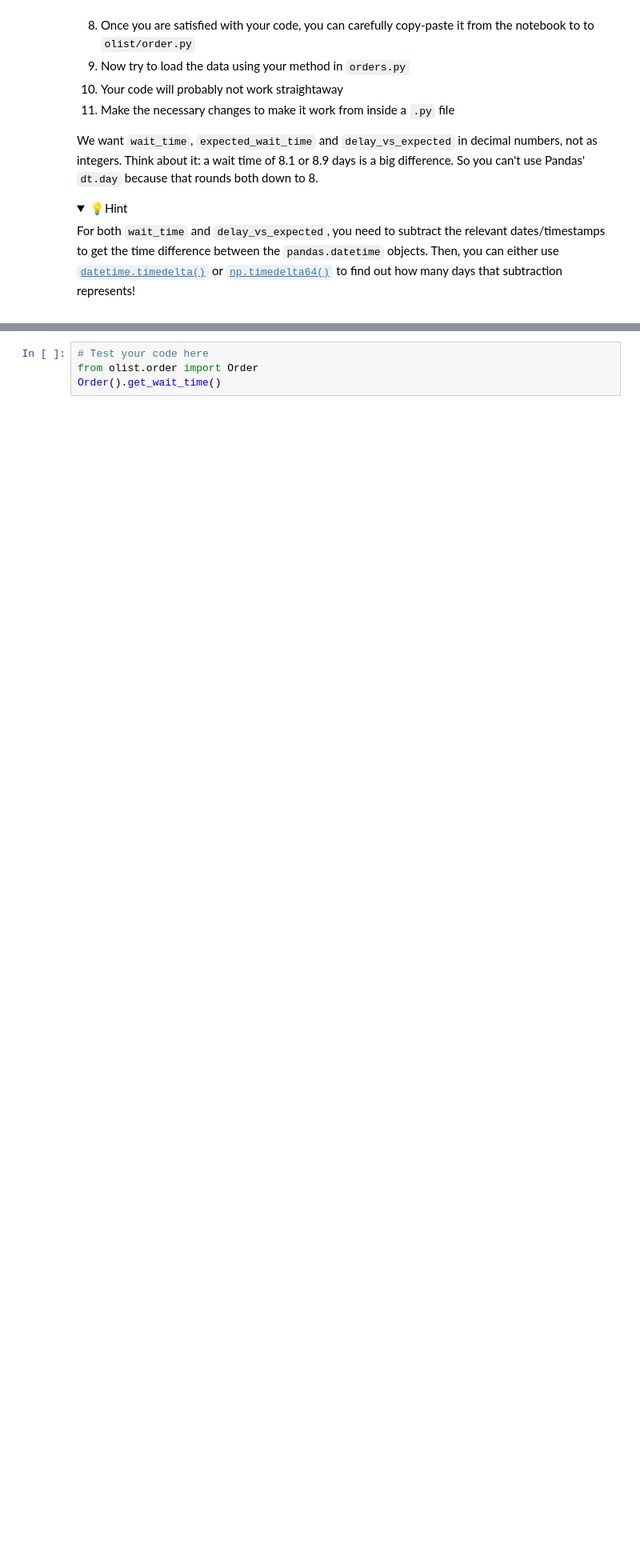
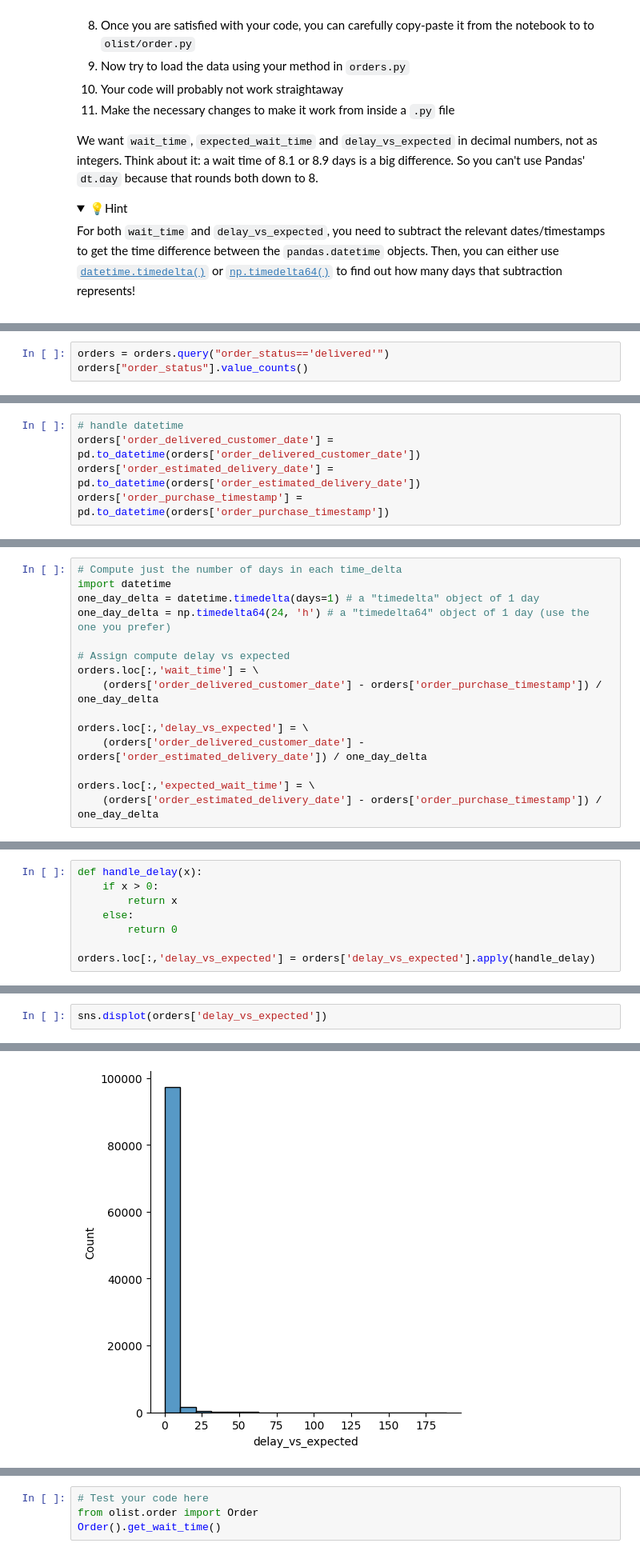
Before and after one commit to Data-Science-Bootcamp-lewagon/data-orders, a Jupyter notebook: orders.ipynb, the cells around one changed output, grey strips where cells are left out. Shown: that part at 80% size. Cells and saved outputs as stored; diff of their text form; folded sections open; blank space fills up the shorter version.

```diff
--- a/orders.ipynb
+++ b/orders.ipynb
@@ -116,0 +150,3 @@ For both `wait_time` and `delay_vs_expected`, you need to subtract the relevant
+# %%
+orders = orders.query("order_status=='delivered'")
+orders["order_status"].value_counts()
@@ -116,0 +156,5 @@ For both `wait_time` and `delay_vs_expected`, you need to subtract the relevant
+# %%
+# handle datetime
+orders['order_delivered_customer_date'] = pd.to_datetime(orders['order_delivered_customer_date'])
+orders['order_estimated_delivery_date'] = pd.to_datetime(orders['order_estimated_delivery_date'])
+orders['order_purchase_timestamp'] = pd.to_datetime(orders['order_purchase_timestamp'])
@@ -116,0 +176,15 @@ For both `wait_time` and `delay_vs_expected`, you need to subtract the relevant
+# %%
+# Compute just the number of days in each time_delta
+import datetime
+one_day_delta = datetime.timedelta(days=1) # a "timedelta" object of 1 day
+one_day_delta = np.timedelta64(24, 'h') # a "timedelta64" object of 1 day (use the one you prefer)
+
+# Assign compute delay vs expected
+orders.loc[:,'wait_time'] = \
+    (orders['order_delivered_customer_date'] - orders['order_purchase_timestamp']) / one_day_delta
+
+orders.loc[:,'delay_vs_expected'] = \
+    (orders['order_delivered_customer_date'] - orders['order_estimated_delivery_date']) / one_day_delta
+
+orders.loc[:,'expected_wait_time'] = \
+    (orders['order_estimated_delivery_date'] - orders['order_purchase_timestamp']) / one_day_delta
@@ -116,0 +206,8 @@ For both `wait_time` and `delay_vs_expected`, you need to subtract the relevant
+# %%
+def handle_delay(x):
+    if x > 0:
+        return x
+    else:
+        return 0
+
+orders.loc[:,'delay_vs_expected'] = orders['delay_vs_expected'].apply(handle_delay)
@@ -116,0 +230,3 @@ For both `wait_time` and `delay_vs_expected`, you need to subtract the relevant
+# %%
+sns.displot(orders['delay_vs_expected'])
+# %% [output]
@@ -116,0 +234 @@ For both `wait_time` and `delay_vs_expected`, you need to subtract the relevant
+[figure, added]
```
Also changed, not shown: parts of 33 cells of this notebook, 7 other files.
